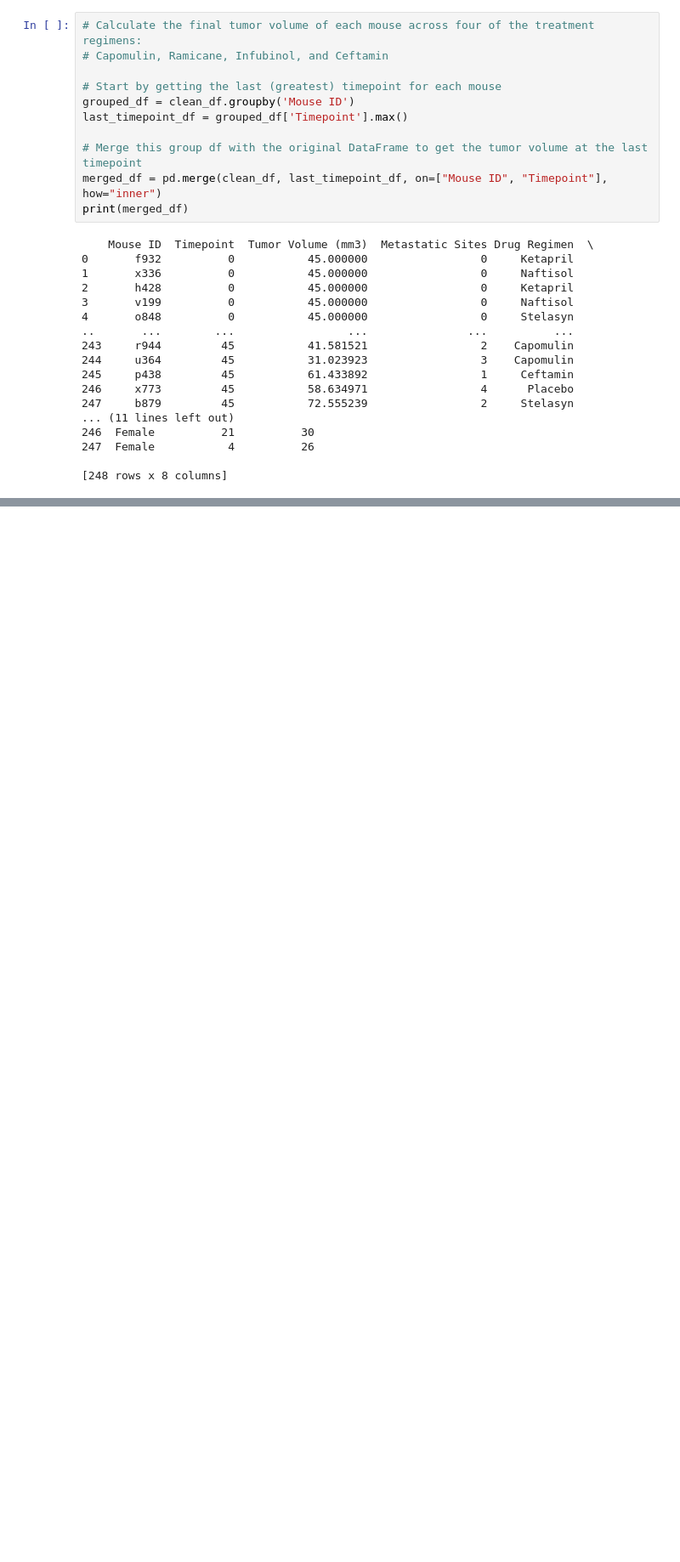
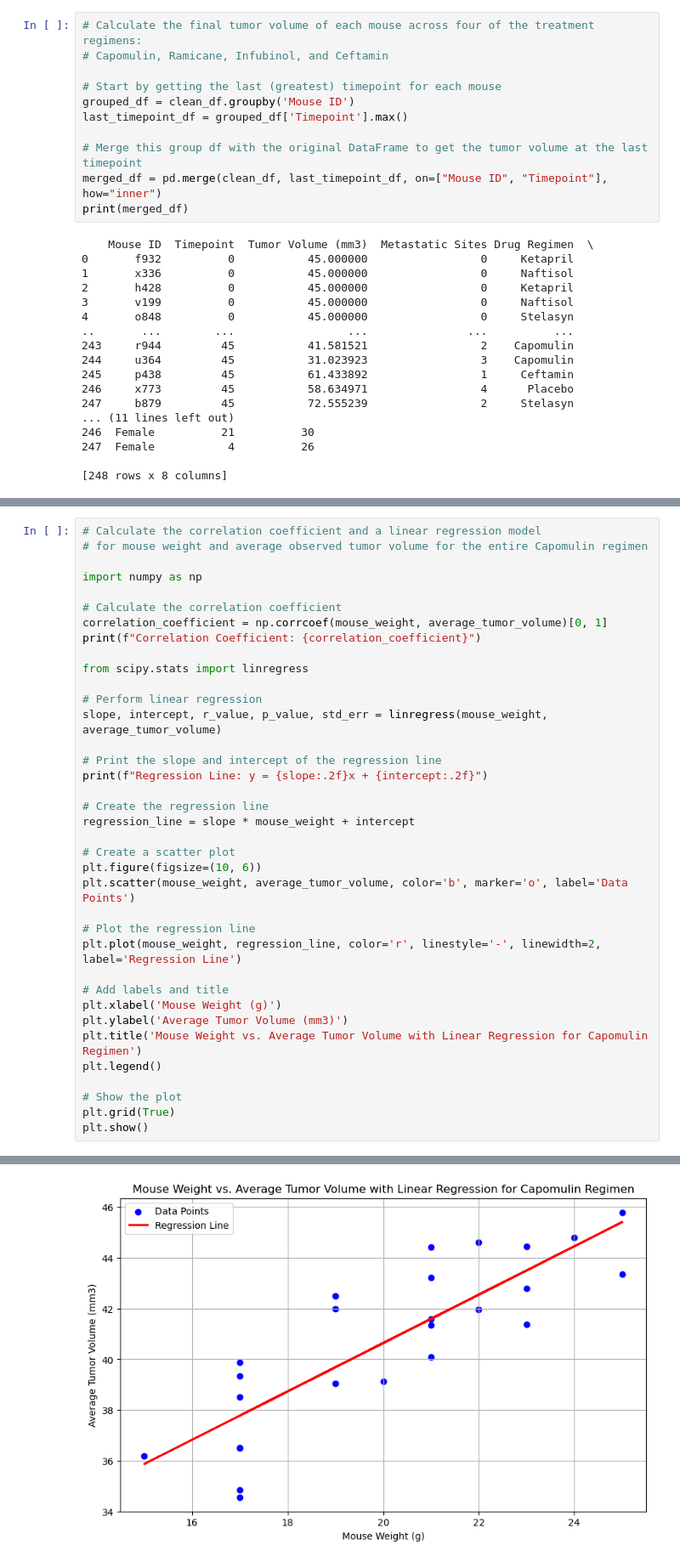
Before and after one commit to ljom412/matplotlib-challenge, a Jupyter notebook: main.ipynb, the cells around one changed output, grey strips where cells are left out. Shown at 85% size. Cells and saved outputs as stored; diff of their text form; blank space fills up the shorter version.

```diff
--- a/main.ipynb
+++ b/main.ipynb
@@ -227,0 +328,38 @@ Tumor Volume Data: []
+# %%
+# Calculate the correlation coefficient and a linear regression model
+# for mouse weight and average observed tumor volume for the entire Capomulin regimen
+
+import numpy as np
+
+# Calculate the correlation coefficient
+correlation_coefficient = np.corrcoef(mouse_weight, average_tumor_volume)[0, 1]
+print(f"Correlation Coefficient: {correlation_coefficient}")
+
+from scipy.stats import linregress
+
+# Perform linear regression
+slope, intercept, r_value, p_value, std_err = linregress(mouse_weight, average_tumor_volume)
+
+# Print the slope and intercept of the regression line
+print(f"Regression Line: y = {slope:.2f}x + {intercept:.2f}")
+
+# Create the regression line
+regression_line = slope * mouse_weight + intercept
+
+# Create a scatter plot
+plt.figure(figsize=(10, 6))
+plt.scatter(mouse_weight, average_tumor_volume, color='b', marker='o', label='Data Points')
+
+# Plot the regression line
+plt.plot(mouse_weight, regression_line, color='r', linestyle='-', linewidth=2, label='Regression Line')
+
+# Add labels and title
+plt.xlabel('Mouse Weight (g)')
+plt.ylabel('Average Tumor Volume (mm3)')
+plt.title('Mouse Weight vs. Average Tumor Volume with Linear Regression for Capomulin Regimen')
+plt.legend()
+
+# Show the plot
+plt.grid(True)
+plt.show()
+# %% [output]
@@ -227,0 +368 @@ Tumor Volume Data: []
+[figure, added]
```
Also changed, not shown: parts of 6 cells of this notebook.
